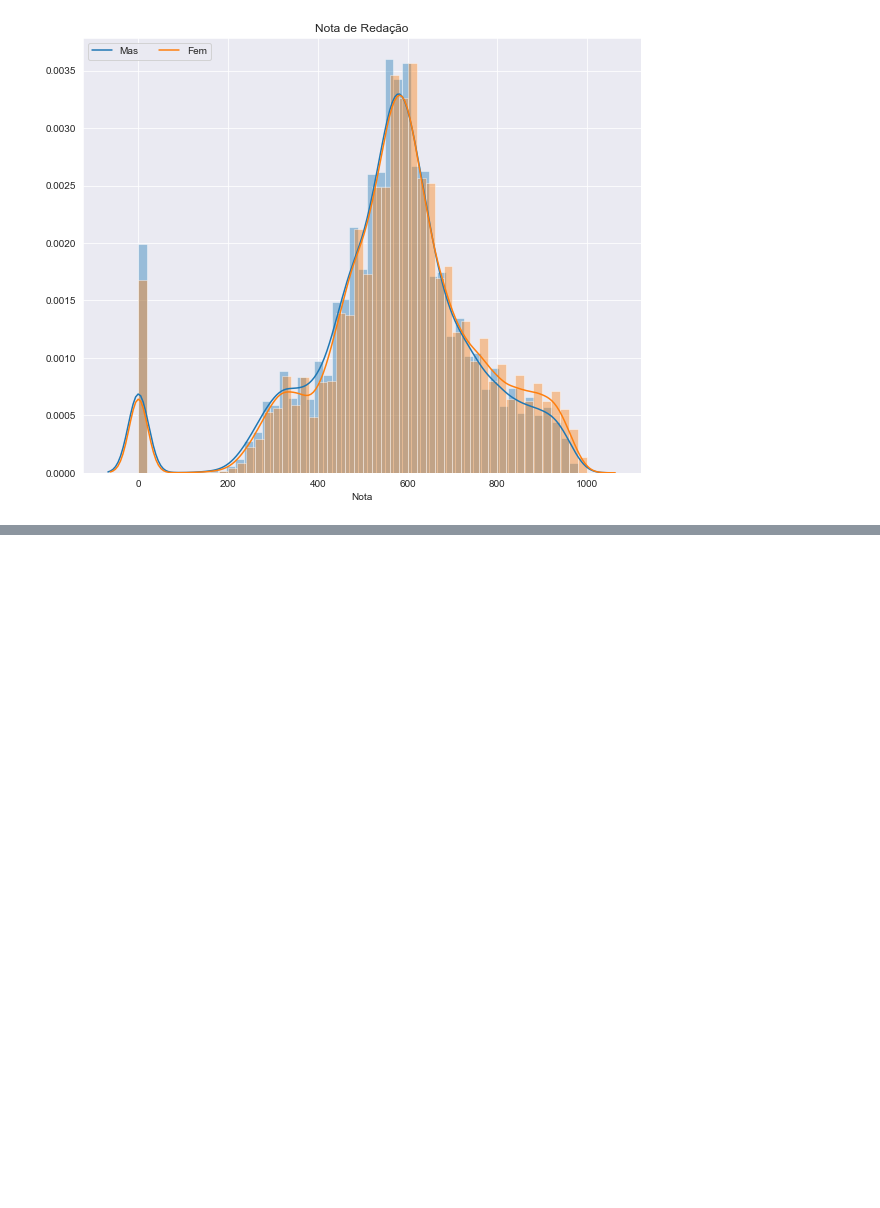
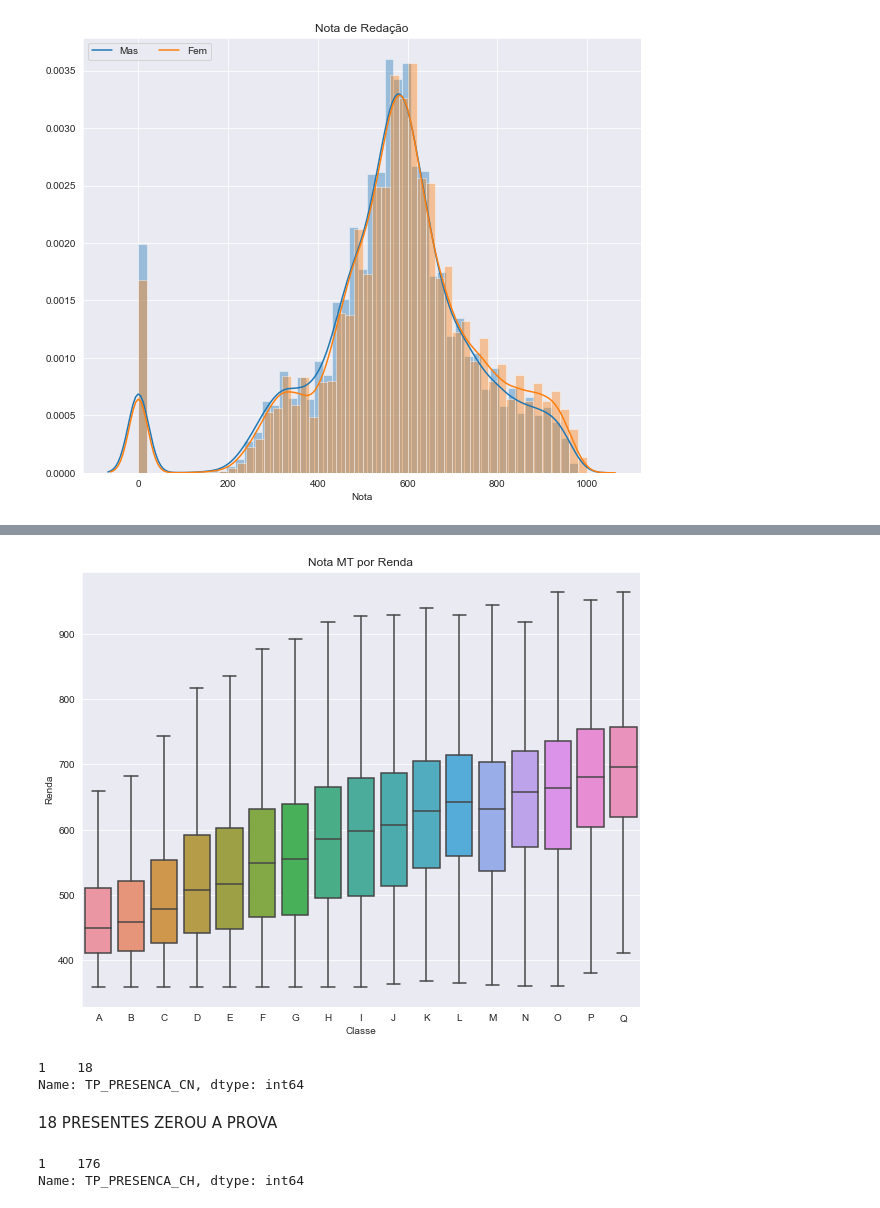
Before and after one commit to houstonsantos/Alura-Imersao-Dados, a Jupyter notebook: DesafiosAulas.ipynb, the cells around one changed output, grey strips where cells are left out. Saved outputs shown, nothing was run; the diff lists cells and outputs as text; code cells hidden in the pictures; blank space fills up the shorter version.

```diff
--- a/DesafiosAulas.ipynb
+++ b/DesafiosAulas.ipynb
@@ -208,0 +326,29 @@ plt.show()
+# %%
+# Desafio 3: Criar uma função para plotar o boxplot do seaborn
+def sBoxplot(y, title, xl, yl):
+    ordem = dados.Q006.unique()
+    ordem.sort()
+
+    plt.figure(figsize = (10, 8))
+    sns.boxplot(x = 'Q006', y = y, data = dados, order = ordem, showfliers = False)
+    plt.title(title)
+    plt.xlabel(xl)
+    plt.ylabel(yl)
+    plt.show()
+# %%
+sBoxplot('NU_NOTA_MT', 'Nota MT por Renda', 'Classe', 'Renda')
+# %% [output]
+[figure, added]
+# %%
+# Desafio 4: Verificar se quem zerou a prova foi eliminado ou não estava presente
+dados.query('NU_NOTA_CN == 0 ')['TP_PRESENCA_CN'].value_counts()
+# %% [output]
+1    18
+Name: TP_PRESENCA_CN, dtype: int64
+# %% [markdown]
+18 PRESENTES ZEROU A PROVA
+# %%
+dados.query('NU_NOTA_CH == 0')['TP_PRESENCA_CH'].value_counts()
+# %% [output]
+1    176
+Name: TP_PRESENCA_CH, dtype: int64
```
Also changed, not shown: parts of 16 cells of this notebook.
